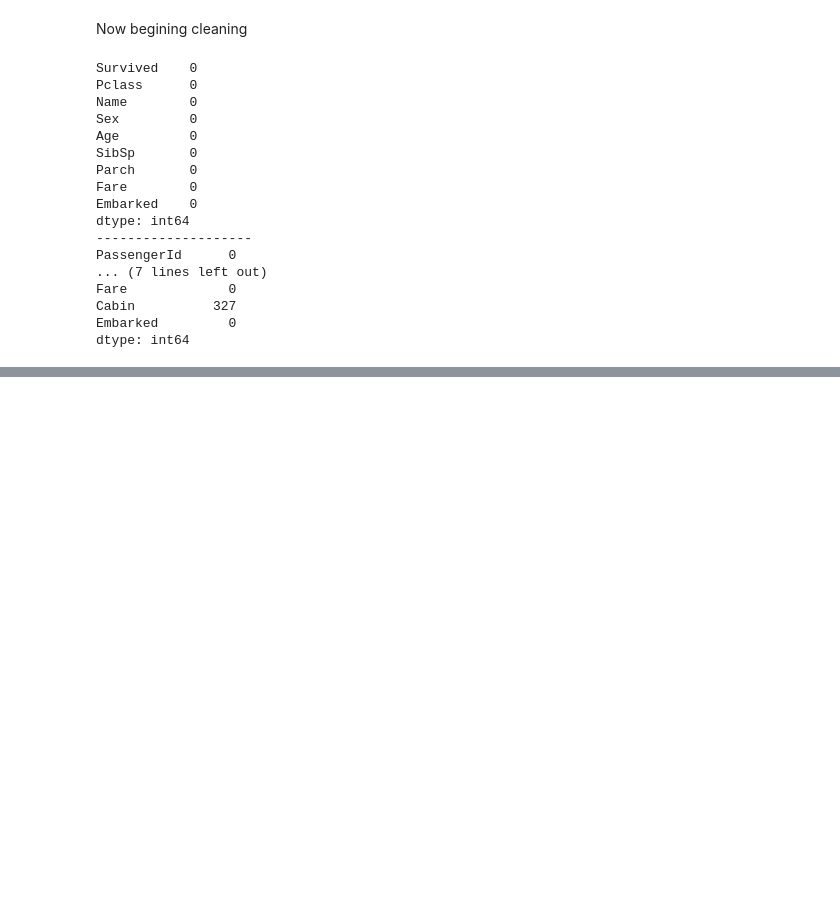
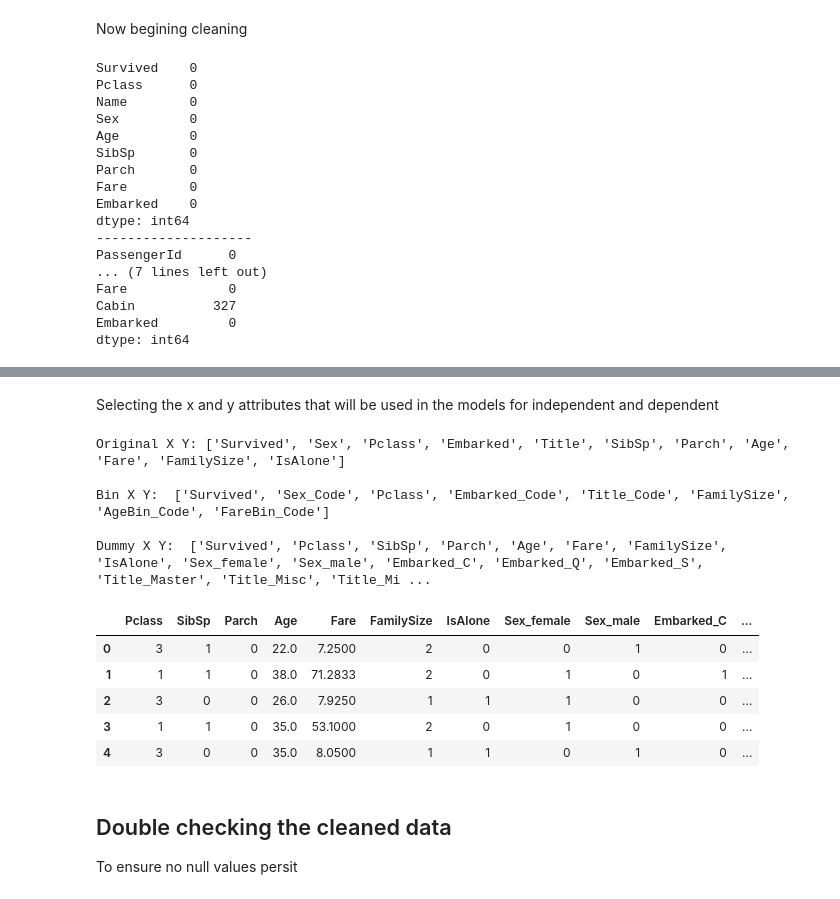
Before and after one commit to wjsavage/kaggle_titanic, a Jupyter notebook: titanic.ipynb, the cells around one changed output, grey strips where cells are left out. Saved outputs shown, nothing was run; the diff lists cells and outputs as text; code cells hidden in the pictures; blank space fills up the shorter version.

```diff
--- a/titanic.ipynb
+++ b/titanic.ipynb
@@ -175,0 +267,40 @@ dtype: int64
+# %% [markdown]
+Selecting the x and y attributes that will be used in the models for independent and dependent
+# %%
+Target = ['Survived']
+# The original features that we are going to keep
+data1_x = ['Sex', 'Pclass', 'Embarked', 'Title','SibSp', 'Parch', 'Age', 'Fare', 'FamilySize', 'IsAlone']
+# features that have been altered / coded for model input
+data1_x_calc = ['Sex_Code','Pclass', 'Embarked_Code', 'Title_Code','SibSp', 'Parch', 'Age', 'Fare']
+data1_xy = Target + data1_x
+print(f'Original X Y: {data1_xy} \n')
+
+# input features that are in bins to remove continuos variables
+data1_x_bin = ['Sex_Code', 'Pclass', 'Embarked_Code', 'Title_Code', 'FamilySize', 'AgeBin_Code', 'FareBin_Code']
+data1_xy_bin = Target + data1_x_bin
+print('Bin X Y: ', data1_xy_bin, '\n')
+
+
+#define x and y variables for dummy features original
+data1_dummy = pd.get_dummies(data1[data1_x])
+data1_x_dummy = data1_dummy.columns.tolist()
+data1_xy_dummy = Target + data1_x_dummy
+print('Dummy X Y: ', data1_xy_dummy, '\n')
+
+
+data1_dummy.head()
+# %% [output]
+Original X Y: ['Survived', 'Sex', 'Pclass', 'Embarked', 'Title', 'SibSp', 'Parch', 'Age', 'Fare', 'FamilySize', 'IsAlone']
+
+Bin X Y:  ['Survived', 'Sex_Code', 'Pclass', 'Embarked_Code', 'Title_Code', 'FamilySize', 'AgeBin_Code', 'FareBin_Code']
+
+Dummy X Y:  ['Survived', 'Pclass', 'SibSp', 'Parch', 'Age', 'Fare', 'FamilySize', 'IsAlone', 'Sex_female', 'Sex_male', 'Embarked_C', 'Embarked_Q', 'Embarked_S', 'Title_Master', 'Title_Misc', 'Title_Mi ...
+|  | Pclass | SibSp | Parch | Age | Fare | FamilySize | IsAlone | Sex_female | Sex_male | Embarked_C | ... |
+| 0 | 3 | 1 | 0 | 22.0 | 7.2500 | 2 | 0 | 0 | 1 | 0 | ... |
+| 1 | 1 | 1 | 0 | 38.0 | 71.2833 | 2 | 0 | 1 | 0 | 1 | ... |
+| 2 | 3 | 0 | 0 | 26.0 | 7.9250 | 1 | 1 | 1 | 0 | 0 | ... |
+| 3 | 1 | 1 | 0 | 35.0 | 53.1000 | 2 | 0 | 1 | 0 | 0 | ... |
+| 4 | 3 | 0 | 0 | 35.0 | 8.0500 | 1 | 1 | 0 | 1 | 0 | ... |
+# %% [markdown]
+## Double checking the cleaned data
+To ensure no null values persit
```
Also changed, not shown: parts of 19 cells of this notebook.
